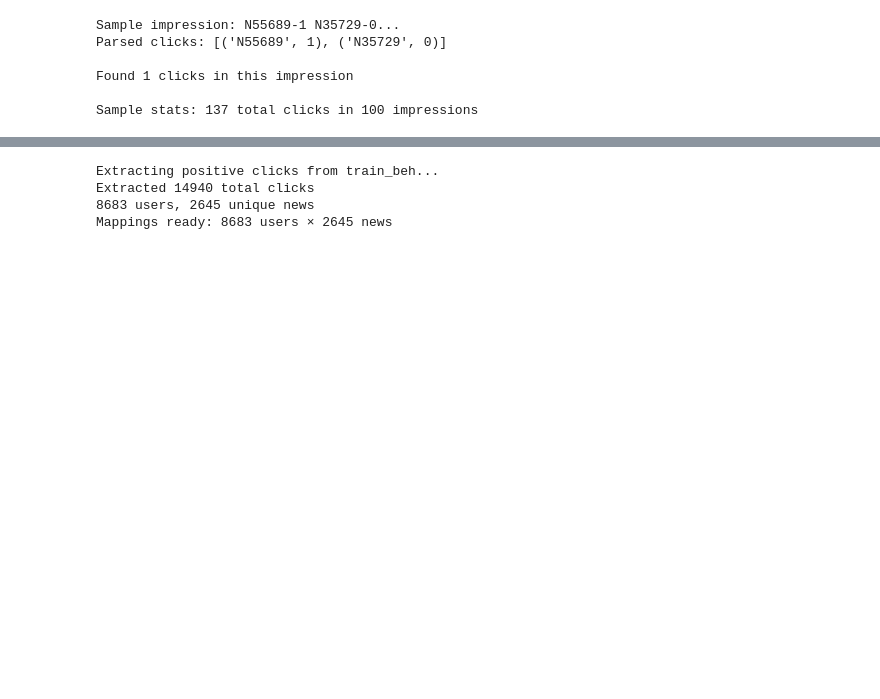
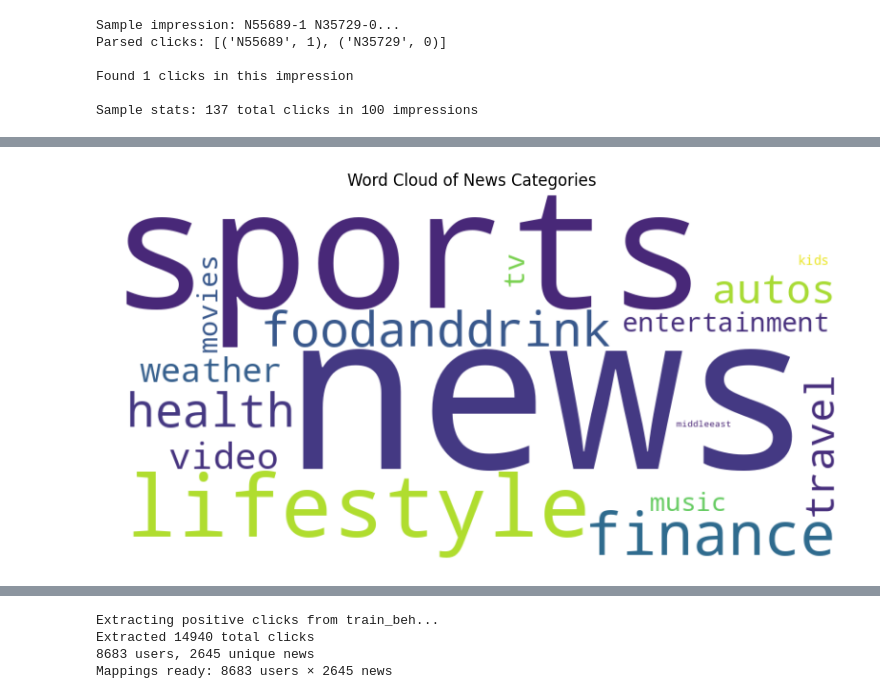
Before and after one commit to neeyatlotlikar/me_fy_project, a Jupyter notebook: ADF_ReRanking_MIND.ipynb, the cells around one changed output, grey strips where cells are left out. Saved outputs shown, nothing was run; the diff lists cells and outputs as text; code cells hidden in the pictures; blank space fills up the shorter version.

```diff
--- a/ADF_ReRanking_MIND.ipynb
+++ b/ADF_ReRanking_MIND.ipynb
@@ -224,0 +250,9 @@ Sample stats: 137 total clicks in 100 impressions
+# %%
+combined_news = pd.concat([train_news, dev_news], ignore_index=True)
+print(f"Combined news dataframe shape: {combined_news.shape}")
+
+categories = combined_news['category']
+subcategories = combined_news['subcategory']
+
+print("Categories head:", categories.head())
+print("Subcategories head:", subcategories.head())
@@ -224,0 +294,14 @@ Sample stats: 137 total clicks in 100 impressions
+# %%
+from wordcloud import WordCloud
+import matplotlib.pyplot as plt
+
+# Generate word cloud for categories
+category_wordcloud = WordCloud(width=800, height=400, background_color='white').generate_from_frequencies(categories.value_counts())
+
+plt.figure(figsize=(10, 5))
+plt.imshow(category_wordcloud, interpolation='bilinear')
+plt.axis('off')
+plt.title('Word Cloud of News Categories')
+plt.show()
+# %% [output]
+[figure, added]
```
Also changed, not shown: parts of 81 cells of this notebook.
